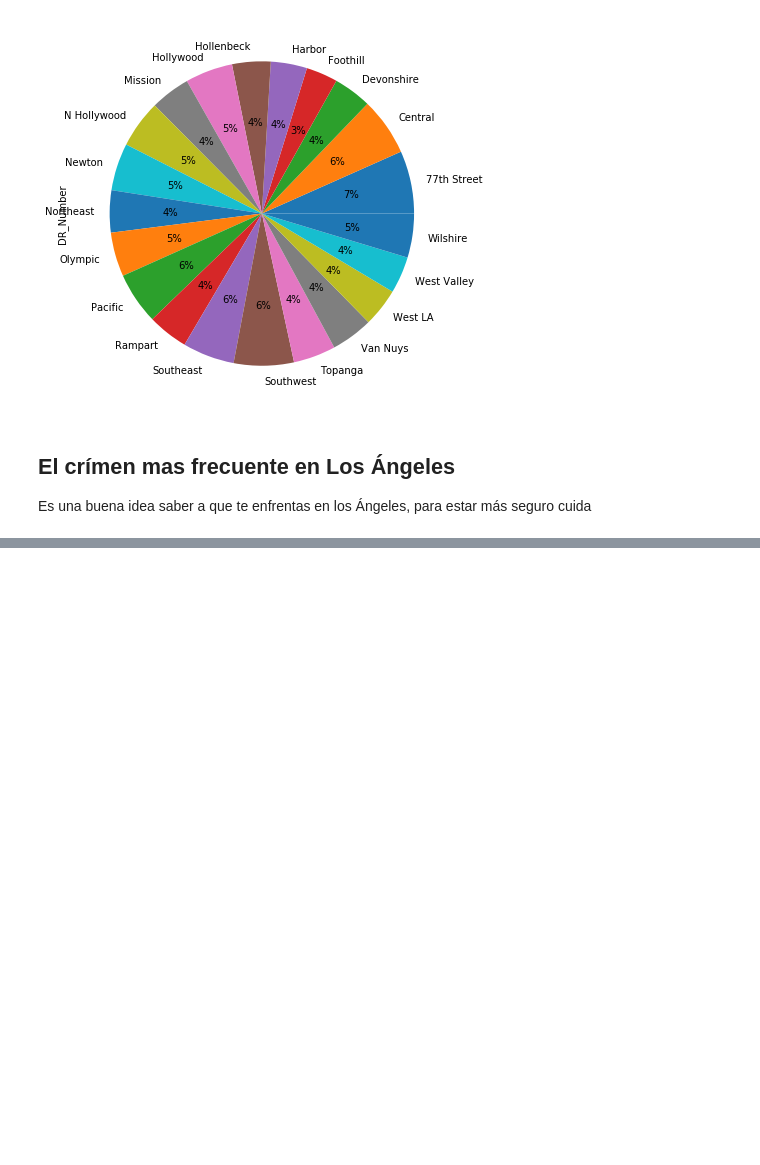
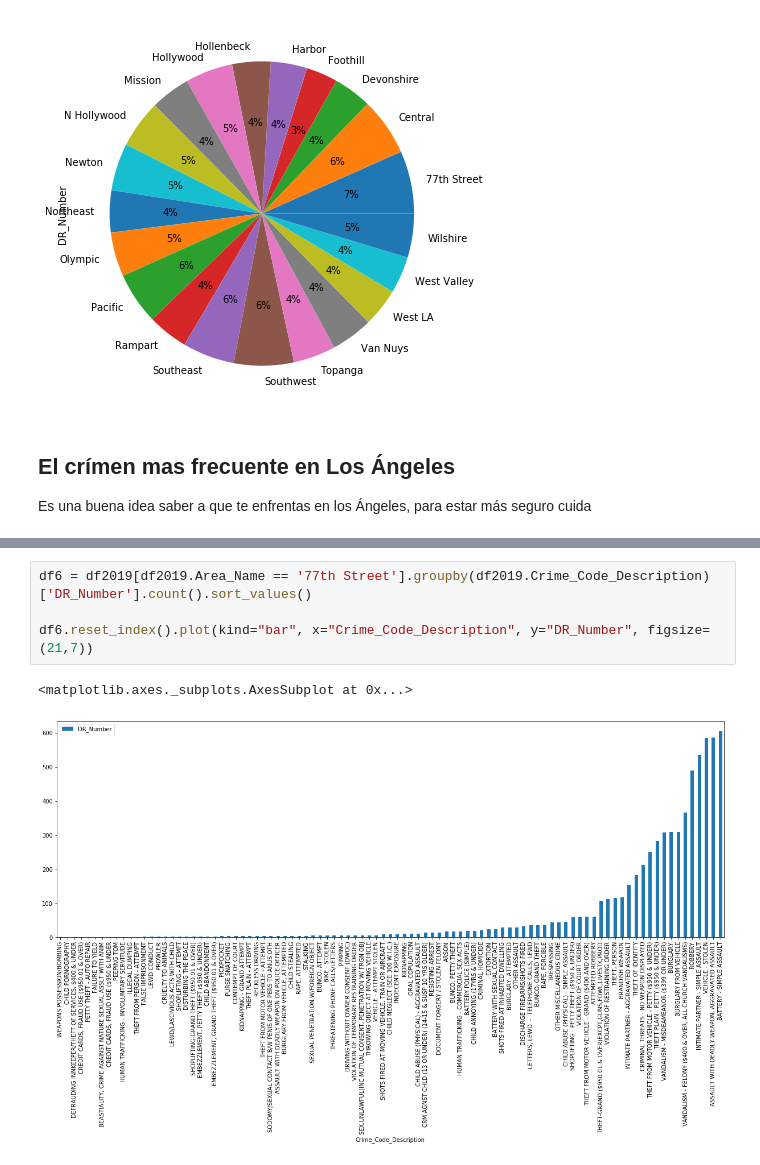
Before and after one commit to 2019-B-GR1-Python/py-murillo-lopez-jose-luis, a Jupyter notebook: informe/proyecto-informe.ipynb, the cells around one changed output, grey strips where cells are left out. Saved outputs shown, nothing was run; the diff lists cells and outputs as text; blank space fills up the shorter version.

```diff
--- a/informe/proyecto-informe.ipynb
+++ b/informe/proyecto-informe.ipynb
@@ -68,0 +76,7 @@ Es una buena idea saber a que te enfrentas en los Ángeles, para estar más segu
+# %%
+df6 = df2019[df2019.Area_Name == '77th Street'].groupby(df2019.Crime_Code_Description)['DR_Number'].count().sort_values()
+
+df6.reset_index().plot(kind="bar", x="Crime_Code_Description", y="DR_Number", figsize=(21,7))
+# %% [output]
+<matplotlib.axes._subplots.AxesSubplot at 0x...>
+[figure, added]
```
Also changed, not shown: parts of 21 cells of this notebook.
